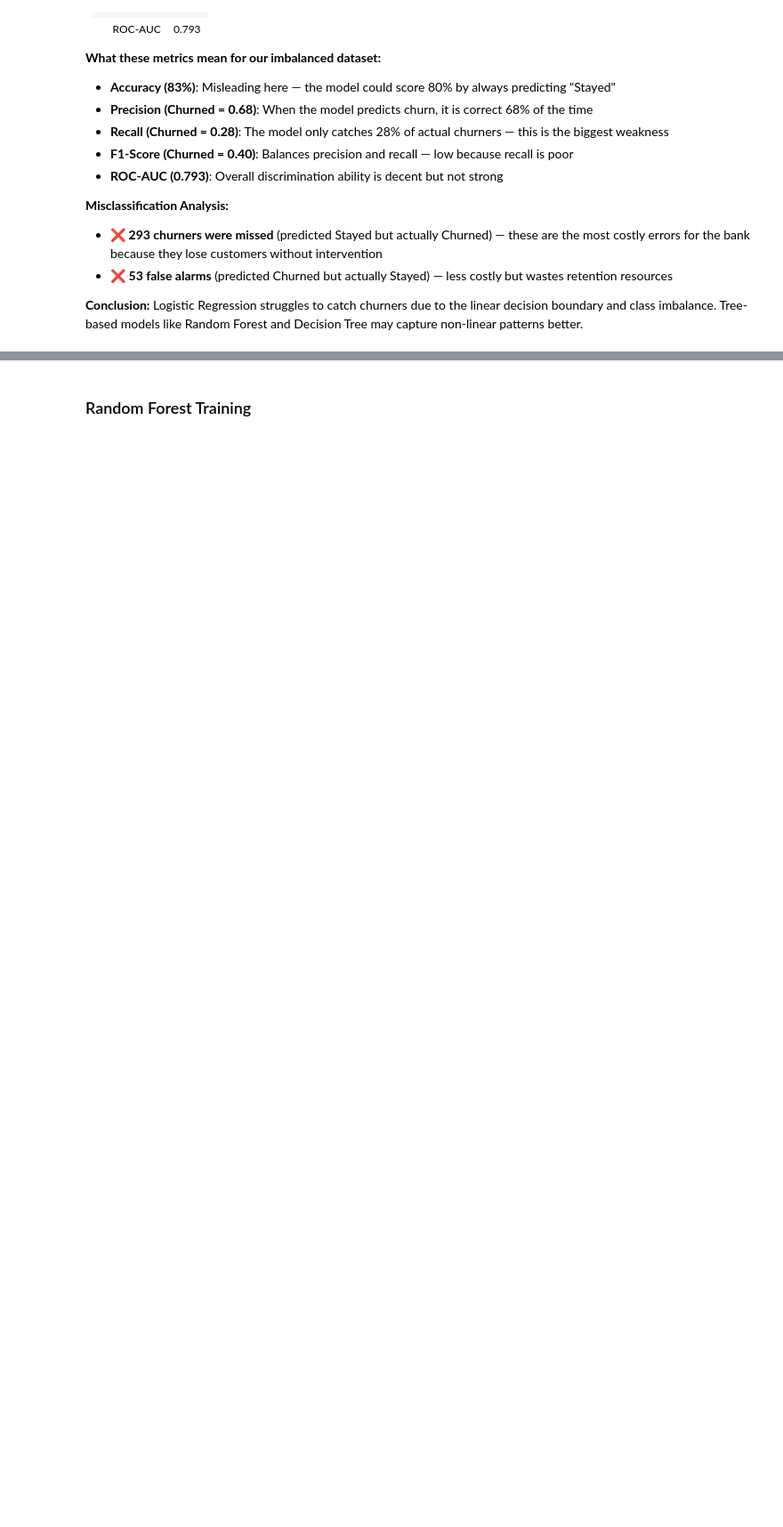
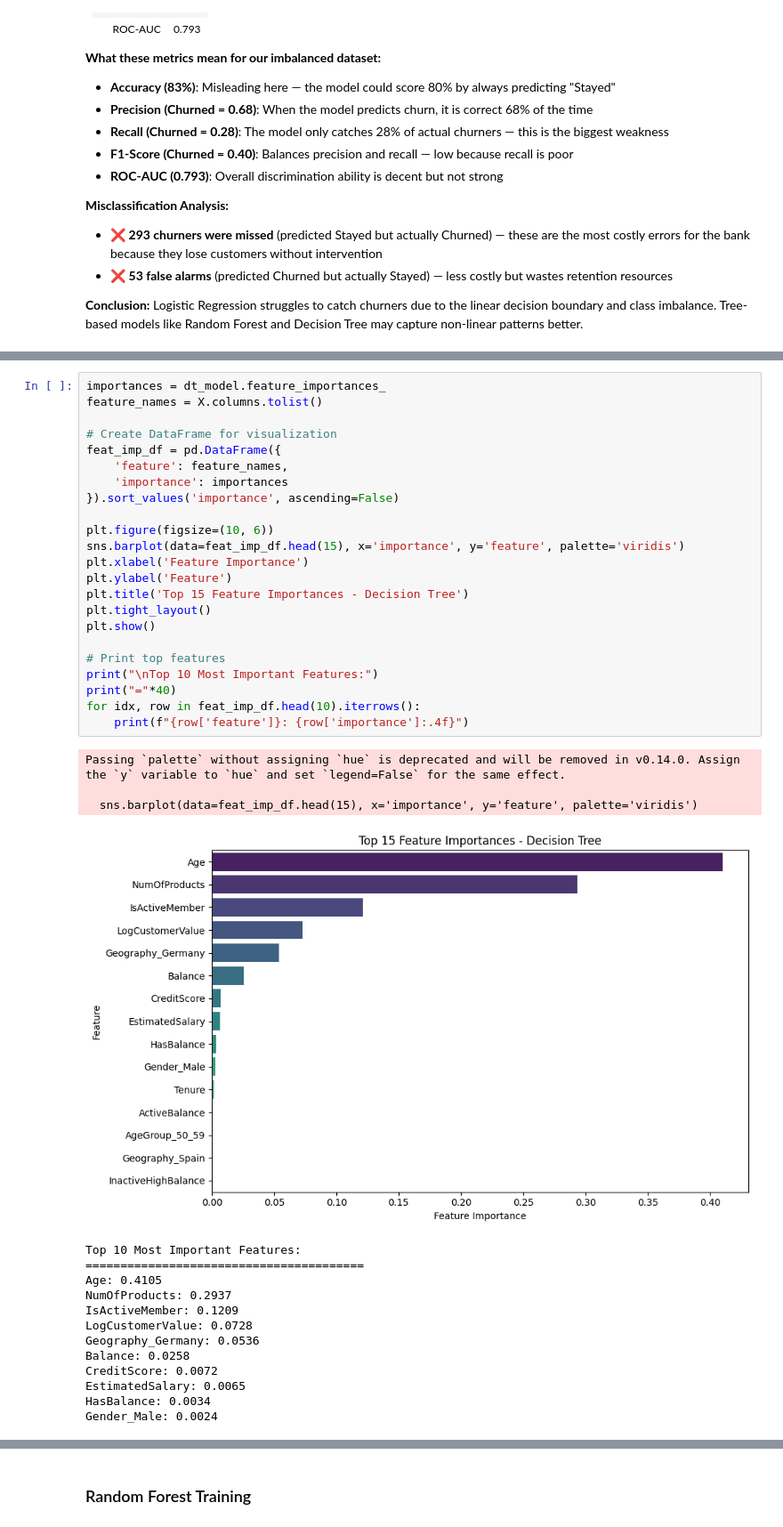
Before and after one commit to itsWesam/SWE485-Project-Group4, a Jupyter notebook: Phase1_Supervised_Learning.ipynb, the cells around one changed output, grey strips where cells are left out. Shown at 89% size. Saved outputs shown, nothing was run; the diff lists cells and outputs as text; blank space fills up the shorter version.

```diff
--- a/Phase1_Supervised_Learning.ipynb
+++ b/Phase1_Supervised_Learning.ipynb
@@ -401,0 +663,40 @@ The feature importance plot shows which variables have the strongest influence o
+# %%
+importances = dt_model.feature_importances_
+feature_names = X.columns.tolist()
+
+# Create DataFrame for visualization
+feat_imp_df = pd.DataFrame({
+    'feature': feature_names,
+    'importance': importances
+}).sort_values('importance', ascending=False)
+
+plt.figure(figsize=(10, 6))
+sns.barplot(data=feat_imp_df.head(15), x='importance', y='feature', palette='viridis')
+plt.xlabel('Feature Importance')
+plt.ylabel('Feature')
+plt.title('Top 15 Feature Importances - Decision Tree')
+plt.tight_layout()
+plt.show()
+
+# Print top features
+print("\nTop 10 Most Important Features:")
+print("="*40)
+for idx, row in feat_imp_df.head(10).iterrows():
+    print(f"{row['feature']}: {row['importance']:.4f}")
+# %% [output]
+Passing `palette` without assigning `hue` is deprecated and will be removed in v0.14.0. Assign the `y` variable to `hue` and set `legend=False` for the same effect.
+
+  sns.barplot(data=feat_imp_df.head(15), x='importance', y='feature', palette='viridis')
+[figure, added]
+Top 10 Most Important Features:
+========================================
+Age: 0.4105
+NumOfProducts: 0.2937
+IsActiveMember: 0.1209
+LogCustomerValue: 0.0728
+Geography_Germany: 0.0536
+Balance: 0.0258
+CreditScore: 0.0072
+EstimatedSalary: 0.0065
+HasBalance: 0.0034
+Gender_Male: 0.0024
```
Also changed, not shown: parts of 47 cells of this notebook.
